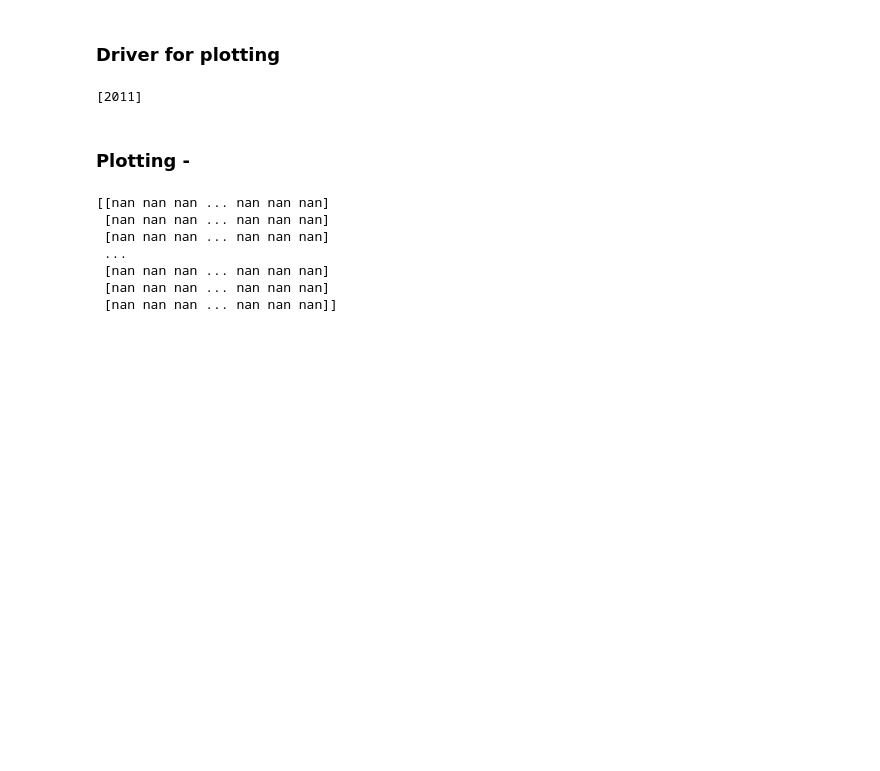
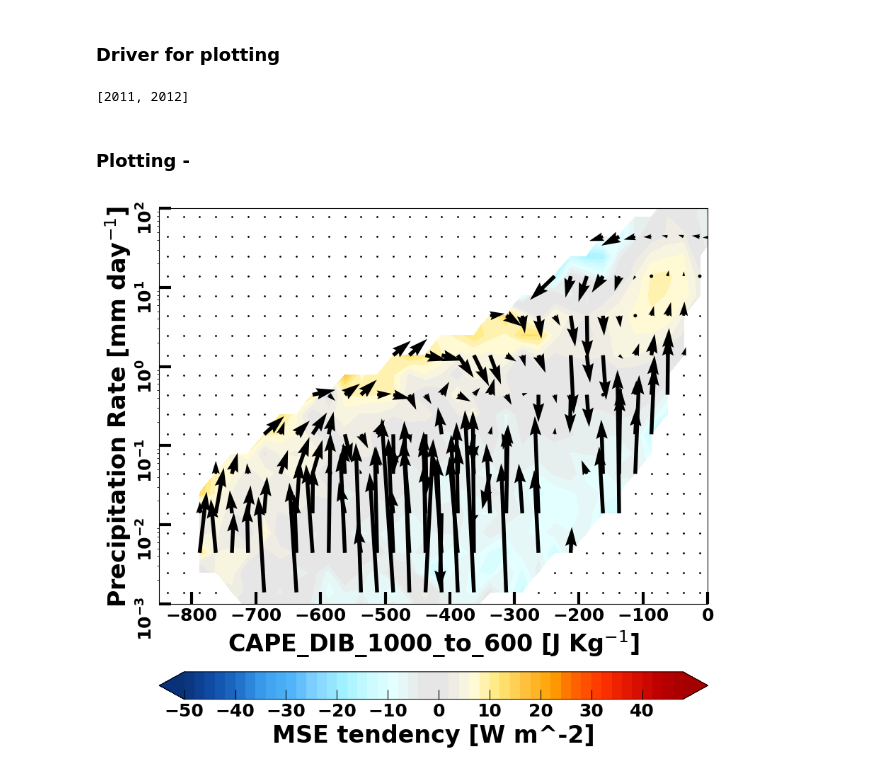
Before and after one commit to bwolding/tropical_PODs, a Jupyter notebook: vijit/MSE_budget_CAPE_DIB_phase_plane.ipynb, the cells around one changed output. Cells and saved outputs as stored; diff of their text form; code cells hidden in the pictures; blank space fills up the shorter version.

```diff
--- a/vijit/MSE_budget_CAPE_DIB_phase_plane.ipynb
+++ b/vijit/MSE_budget_CAPE_DIB_phase_plane.ipynb
@@ -251,10 +301,10 @@ colormap_colors = LinearSegmentedColormap.from_list(cmap_name, colors, N=n_bin)
 
 min_number_of_obs = 200
 
-years_to_plot_list = list(range(2011,2012))
+years_to_plot_list = list(range(2011,2013))
 
 print(years_to_plot_list)
 # %% [output]
-[2011]
+[2011, 2012]
 # %% [markdown]
 ### Plotting -
@@ -264,10 +311,29 @@ CAPE_DIB_1000_to_600_precipitation_rate_log_binned_precipitation_rate_composite
-# %%
-print(CAPE_DIB_1000_to_600_precipitation_rate_log_binned_precipitation_rate_composite['bin_mean_ivar'].values)
-# %% [output]
-[[nan nan nan ... nan nan nan]
- [nan nan nan ... nan nan nan]
- [nan nan nan ... nan nan nan]
- ...
- [nan nan nan ... nan nan nan]
- [nan nan nan ... nan nan nan]
- [nan nan nan ... nan nan nan]]
+# %%
+### MSE tendency composites
+
+CAPE_DIB_1000_to_600_precipitation_rate_log_binned_coevolution_composite = process_multiyear_two_variable_binned_coevolution_composites(limit_files_to_select_years(glob(odir_datasets + 'CAPE_DIB_1000_to_600_precipitation_rate_log_binned_coevolution_composite_*'), years_to_plot_list))
+CAPE_DIB_1000_to_600_precipitation_rate_log_binned_precipitation_rate_composite = process_multiyear_two_variable_binned_ivar_composites(limit_files_to_select_years(glob(odir_datasets + 'CAPE_DIB_1000_to_600_precipitation_rate_log_binned_col_MSE_tendency_composite_*'), years_to_plot_list))
+
+two_variable_binned_coevolution_composites = CAPE_DIB_1000_to_600_precipitation_rate_log_binned_coevolution_composite
+x_axis_limits = (-850, 0)
+y_axis_limits = (10**-3, 10**2)
+x_axis_label = 'CAPE_DIB_1000_to_600 [J Kg$^{-1}$]'
+y_axis_label = 'Precipitation Rate [mm day$^{-1}$]'
+pdf_axis_label='Percent of Total Samples'
+log_Y_axis_boolean = True
+color_shading_var = CAPE_DIB_1000_to_600_precipitation_rate_log_binned_precipitation_rate_composite['bin_mean_ivar']
+color_shading_var_number_of_samples = CAPE_DIB_1000_to_600_precipitation_rate_log_binned_precipitation_rate_composite['bin_number_of_samples_centered']
+color_shading_levels = np.arange(-50, 50, 2)
+color_shading_map = colormap_colors
+colorbar_extend_string = 'both'
+colorbar_tick_levels = np.arange(-50, 50, 10)
+colorbar_label_string = 'MSE tendency [W m^-2]'
+scientific_colorbar_boolean = False
+plot_vectors_boolean = True
+leading_lagging_centered_string='centered'
+save_fig_boolean = False
+figure_path_and_name = odir_plots + 'CAPE_DIB_1000_to_600_precipitation_rate_log_binned_precipitation_rate_composite_' + str(years_to_plot_list[0]) + '_' + str(years_to_plot_list[-1]) + '.png'
+
+plot_two_variables_binned_ivar(two_variable_binned_coevolution_composites, color_shading_var, color_shading_var_number_of_samples, min_number_of_obs, color_shading_levels, color_shading_map, colorbar_extend_string, colorbar_tick_levels, colorbar_label_string, scientific_colorbar_boolean, log_Y_axis_boolean, x_axis_limits, y_axis_limits, x_axis_label, y_axis_label, plot_vectors_boolean, leading_lagging_centered_string, save_fig_boolean, figure_path_and_name)
+# %% [output]
+[figure, added]
```
Also changed, not shown: parts of 12 cells of this notebook, 8 other files.
